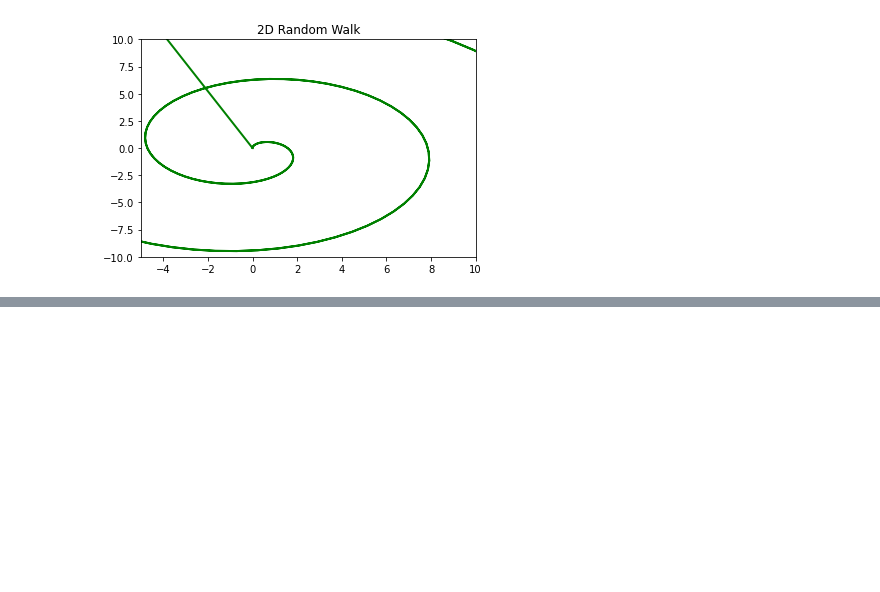
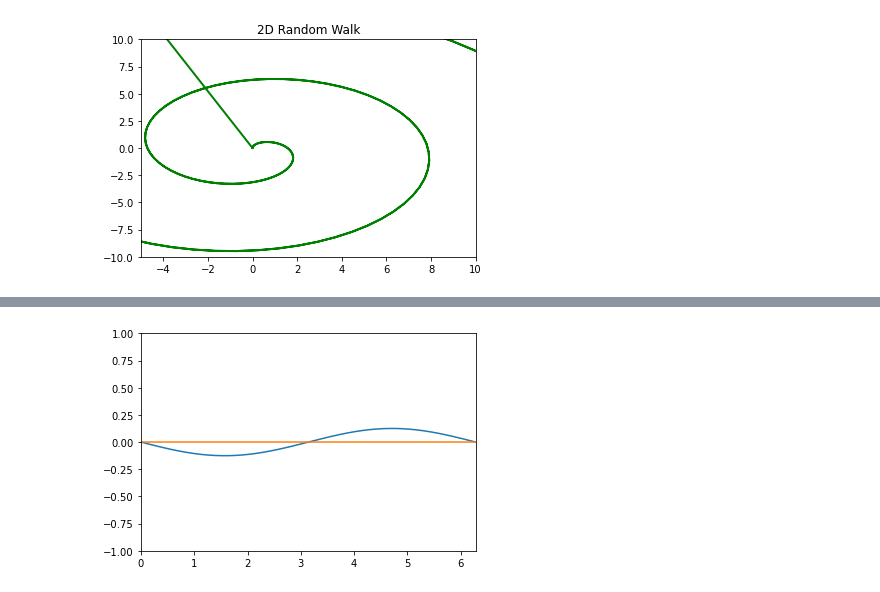
Before and after one commit to klajosw/python, a Jupyter notebook: kl_py_graf_03.ipynb, the cells around one changed output, grey strips where cells are left out. Cells and saved outputs as stored; diff of their text form; code cells hidden in the pictures; blank space fills up the shorter version.

```diff
--- a/kl_py_graf_03.ipynb
+++ b/kl_py_graf_03.ipynb
@@ -792,3 +792,30 @@ Image(url='kl_anim6.gif')
 # %% [output]
 [interactive output not drawn]
 [figure]
+# %%
+import matplotlib
+matplotlib.use('Agg')
+import matplotlib.pyplot as plt
+import matplotlib.animation
+import numpy as np
+
+
+def init_animation():
+    global line
+    line, = ax.plot(x, np.zeros_like(x))
+    ax.set_xlim(0, 2*np.pi)
+    ax.set_ylim(-1,1)
+
+def animate(i):
+    line.set_ydata(np.sin(2*np.pi*i / 50)*np.sin(x))
+    return line,
+
+fig = plt.figure()
+ax = fig.add_subplot(111)
+x = np.linspace(0, 2*np.pi, 200)
+
+ani = matplotlib.animation.FuncAnimation(fig, animate, init_func=init_animation, frames=50)
+ani.save('kl_anim7.gif', writer='imagemagick', fps=30)
+
+Image(url='kl_anim7.gif')
+# %% [output]
@@ -794,0 +823 @@ Image(url='kl_anim6.gif')
+[figure, added]
```
Also changed, not shown: parts of 1 cell of this notebook.
